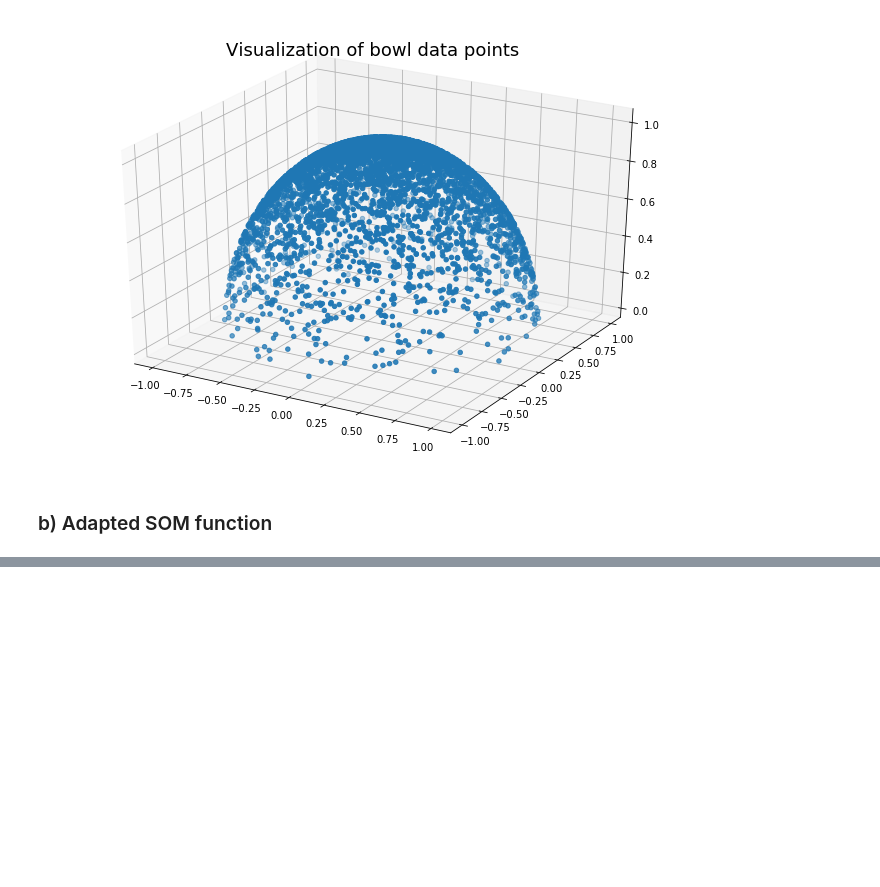
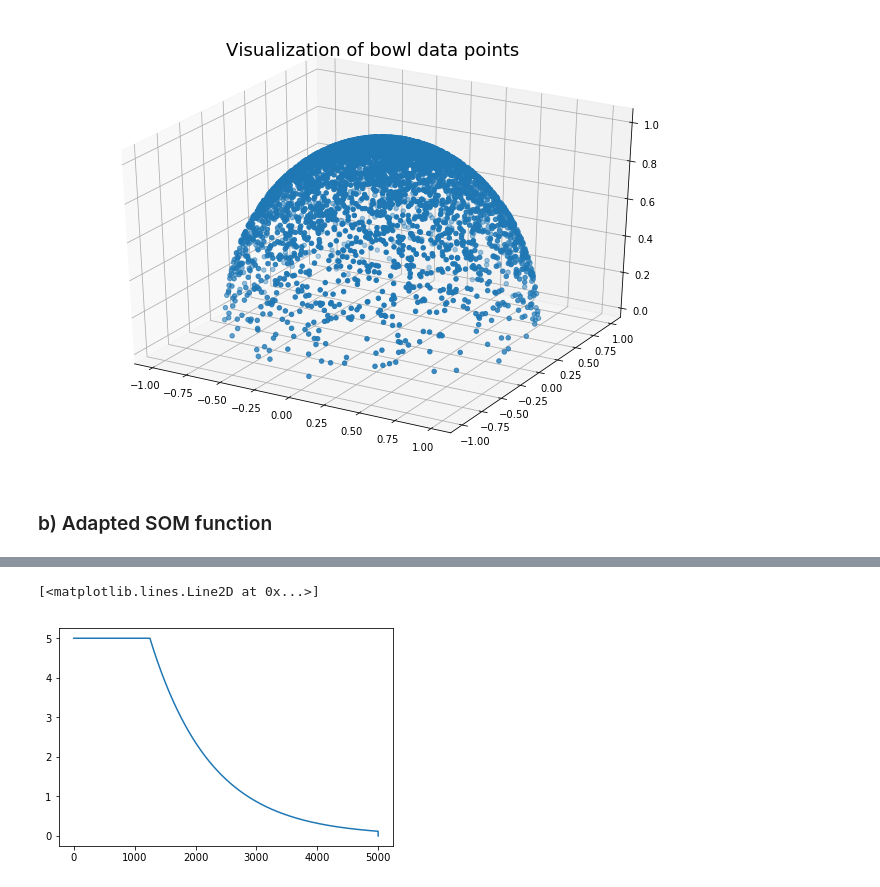
Before and after one commit to psrmx/The_Chantastic4, a Jupyter notebook: PS10/MI2_10_TheChantastic4.ipynb, the cells around one changed output, grey strips where cells are left out. Cells and saved outputs as stored; diff of their text form; code cells hidden in the pictures; blank space fills up the shorter version.

```diff
--- a/PS10/MI2_10_TheChantastic4.ipynb
+++ b/PS10/MI2_10_TheChantastic4.ipynb
@@ -172,27 +183,32 @@ def SOM_2D(x, Ks, init_w, epsilon0=0.1, sigma0=1.5):
     dim = x.shape[1]
     t_max = len(x)
     final_ws =[]
+    ws = []
     epsilons = np.zeros((t_max+1, len(Ks)))
     sigmas = np.copy(epsilons)
     epsilons[0,:] = epsilon0
-    sigmas[0,:] = sigma0*Ks.mean()/np.log(Ks)
+    sigmas[0,:] = sigma0
+
+    x = np.random.permutation(x)
 
     for l,K in enumerate(Ks):
-        w = init_w(x, K)
+        W = np.zeros((t_max+1, K*K, dim))
+        W[0] = init_w(x, K)
 
         for t in range(t_max):
             if t <= t_max/4:
                 epsilons[t,l] = epsilons[0,l]
                 sigmas[t,l] = sigmas[0,l]
             else:
-                epsilons[t,l] = epsilons[t-1,l] * 0.99
-                sigmas[t,l] = sigmas[t-1,l] * 0.99
-        #while sigma > 0.1:
-            p= np.argmin(euclidean_distances(x[t].reshape(1,dim), w))
+                epsilons[t,l] = epsilons[t-1,l] * 0.999
+                sigmas[t,l] = sigmas[t-1,l] * 0.999
+
+            w = W[t].copy()
+            p = np.argmin(euclidean_distances(x[t].reshape(1,dim), w))
             for j in range(K):
-                w[j,:] += epsilons[t,l]*np.dot(h_function(p, j, sigmas[t,l]),(x[t]-w[j,:]))
-            #sigma *= 0.95
-            #epsilon *= 0.9
+                w[j,:] += epsilons[t,l]* h_function(p, j, sigmas[t,l]) * (x[t]-w[j,:])
+            W[t+1] = w.copy()
         final_ws.append(w)
+        ws.append(W)
 
-    return final_ws, epsilons, sigmas
+    return ws, epsilons, sigmas
@@ -198,0 +244,5 @@ def SOM_2D(x, Ks, init_w, epsilon0=0.1, sigma0=1.5):
+# %%
+plt.plot(sigmas)
+# %% [output]
+[<matplotlib.lines.Line2D at 0x...>]
+[figure, added]
```
Also changed, not shown: parts of 10 cells of this notebook.
